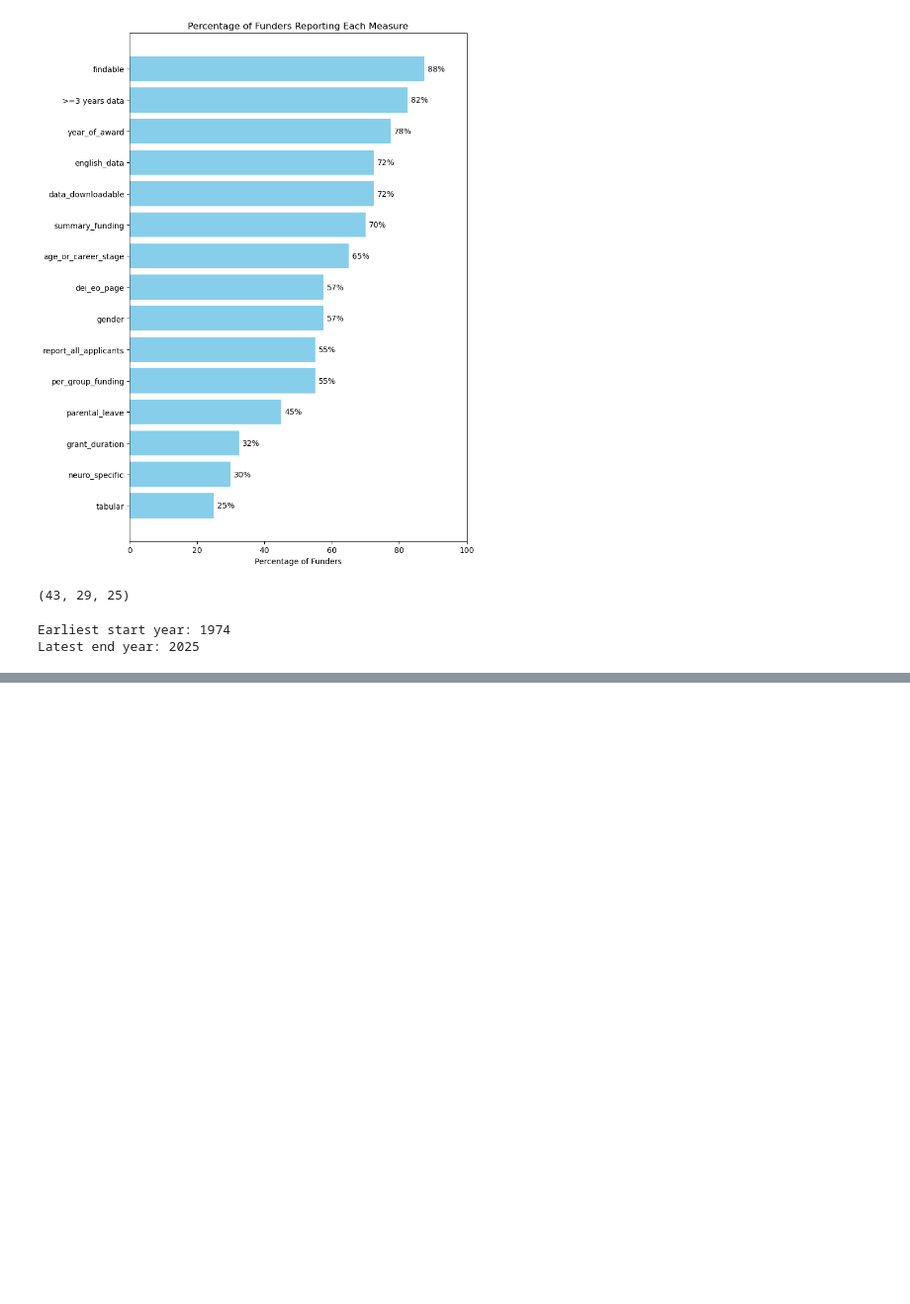
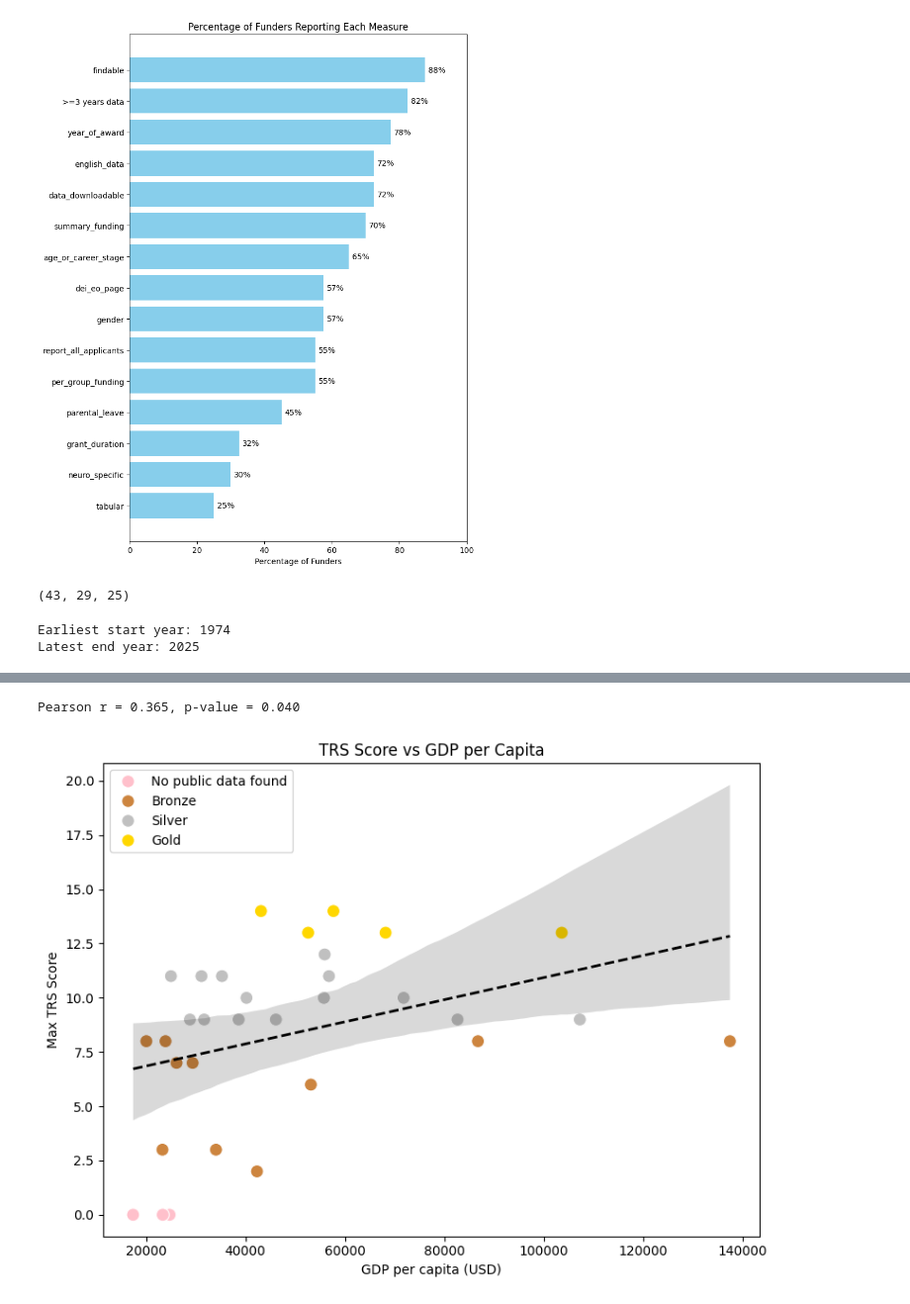
Before and after one commit to WomenInNeuroscience/funders_project, a Jupyter notebook: code/funder_analysis.ipynb, the cells around one changed output, grey strips where cells are left out. Shown: that part at 99% size. Saved outputs shown, nothing was run; the diff lists cells and outputs as text; code cells hidden in the pictures; blank space fills up the shorter version.

Commit message:
add gdp correlation analysis

```diff
--- a/code/funder_analysis.ipynb
+++ b/code/funder_analysis.ipynb
@@ -131,6 +131,8 @@ best_df = df.sort_values("total_score", ascending=False).drop_duplicates("label"
 # %%
 def tier_color(score):
-    if 1 <= score <= 8:
+    if score == 0:
+        return "pink"
+    elif 1 <= score <= 8:
         return "peru"
     elif 9 <= score <= 12:
         return "silver"
@@ -259,3 +263,8 @@ print(f"Latest end year: {latest_end}")
 # %% [output]
 Earliest start year: 1974
 Latest end year: 2025
+# %%
+# Analyse correlation between scores and GDP
+countries = wb.get_countries()
+european_countries = countries[countries['region'] == 'Europe']
+#print(european_countries.columns)
@@ -261,0 +322,67 @@ Latest end year: 2025
+# %%
+# Since some countries have multiple scores, take their max achievement
+max_idx = merged_df.groupby('country')['total_score'].idxmax()
+df_max = merged_df.loc[max_idx, ['country', 'total_score', 'GDP_per_capita_USD', 'color']].reset_index(drop=True)
+# %%
+# Run correlation
+df_max = df_max.dropna(subset=['total_score', 'GDP_per_capita_USD', 'color'])
+r, p = stats.pearsonr(df_max['total_score'], df_max['GDP_per_capita_USD'])
+print(f"Pearson r = {r:.3f}, p-value = {p:.3f}")
+# %% [output]
+Pearson r = 0.365, p-value = 0.040
+# %%
+palette_dict = {
+    'pink': 'pink',
+    'peru': 'peru',
+    'silver': 'silver',
+    'gold': 'gold'
+}
+
+color_descriptions = {
+    'pink': 'No public data found',
+    'peru': 'Bronze',
+    'silver': 'Silver',
+    'gold': 'Gold'
+}
+
+plt.figure(figsize=(8,6))
+sns.scatterplot(
+    x='GDP_per_capita_USD',
+    y='total_score',
+    data=df_max,
+    hue='color',
+    palette=palette_dict,
+    s=100,
+    legend=False
+)
+
+# Add regression line
+sns.regplot(
+    x='GDP_per_capita_USD',
+    y='total_score',
+    data=df_max,
+    scatter=False,
+    line_kws={'color': 'black', 'lw': 2, 'ls': '--'}
+)
+
+plt.xlabel('GDP per capita (USD)')
+plt.ylabel('Max TRS Score')
+plt.title('TRS Score vs GDP per Capita')
+
+legend_elements = [
+    Line2D([0], [0], marker='o', color='w', markerfacecolor='pink',
+           markersize=10, label='No public data found'),
+    Line2D([0], [0], marker='o', color='w', markerfacecolor='peru',
+           markersize=10, label='Bronze'),
+    Line2D([0], [0], marker='o', color='w', markerfacecolor='silver',
+           markersize=10, label='Silver'),
+    Line2D([0], [0], marker='o', color='w', markerfacecolor='gold',
+           markersize=10, label='Gold')]
+
+plt.legend(handles=legend_elements)
+
+plt.tight_layout()
+plt.savefig(figures_p / "gdp_plot.png",dpi=300)
+plt.show()
+# %% [output]
+[figure, added]
```
Also changed, not shown: parts of 6 cells of this notebook, 2 other files.
